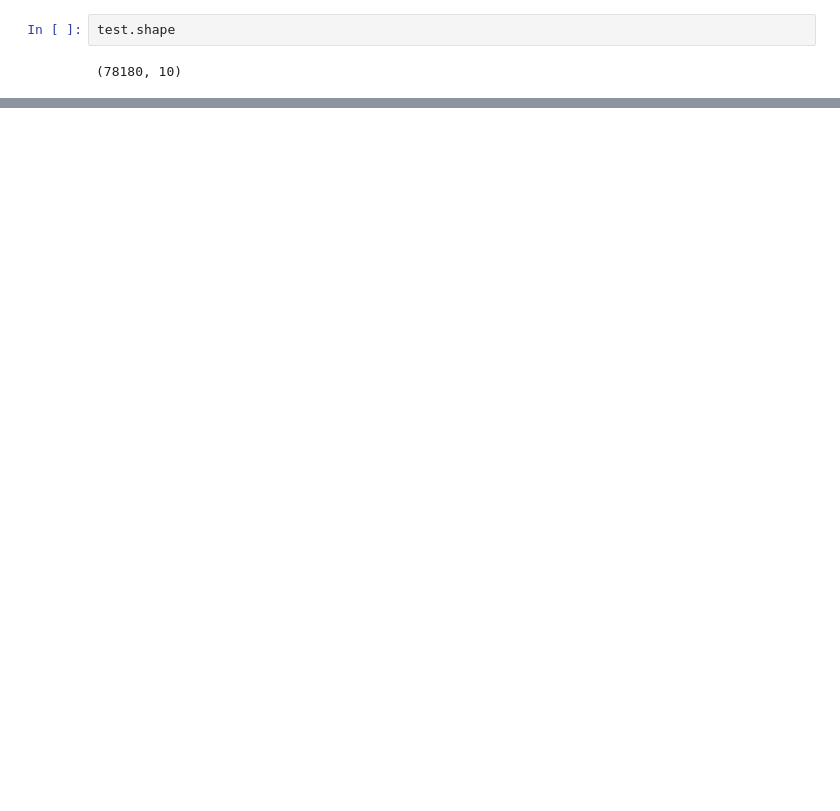
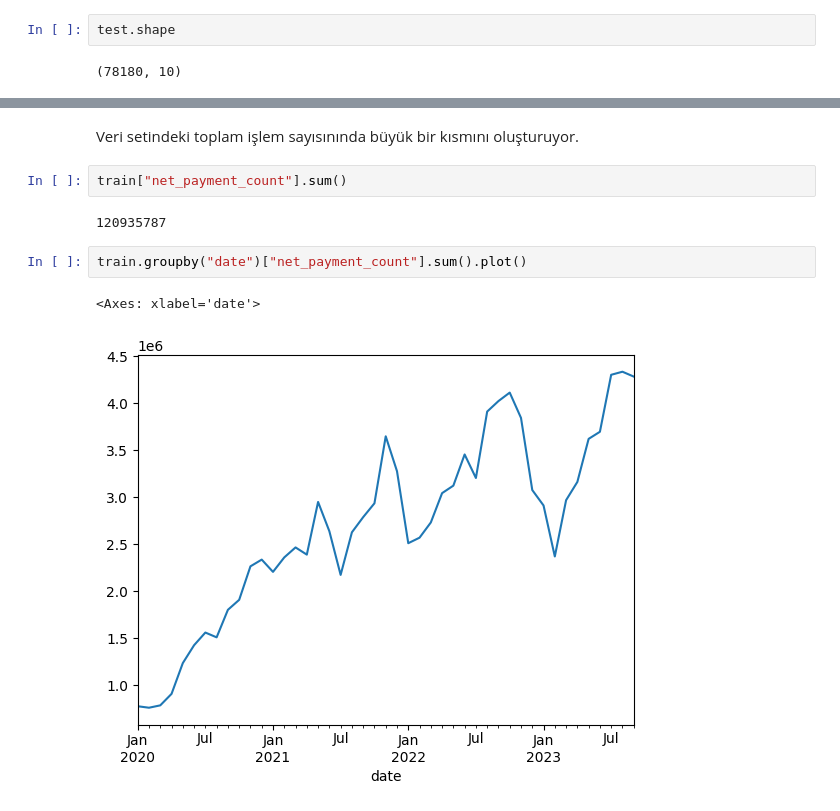
Before and after one commit to kntvrl/iyzico_project_tree_approach, a Jupyter notebook: iyzico_project.ipynb, the cells around one changed output, grey strips where cells are left out. Drawn from its saved outputs; the diff is of its cells as text; blank space fills up the shorter version.

```diff
--- a/iyzico_project.ipynb
+++ b/iyzico_project.ipynb
@@ -70,0 +124,11 @@ test.shape
+# %% [markdown]
+Veri setindeki toplam işlem sayısınında büyük bir kısmını oluşturuyor.
+# %%
+train["net_payment_count"].sum()
+# %% [output]
+120935787
+# %%
+train.groupby("date")["net_payment_count"].sum().plot()
+# %% [output]
+<Axes: xlabel='date'>
+[figure, added]
```
Also changed, not shown: parts of 24 cells of this notebook.
